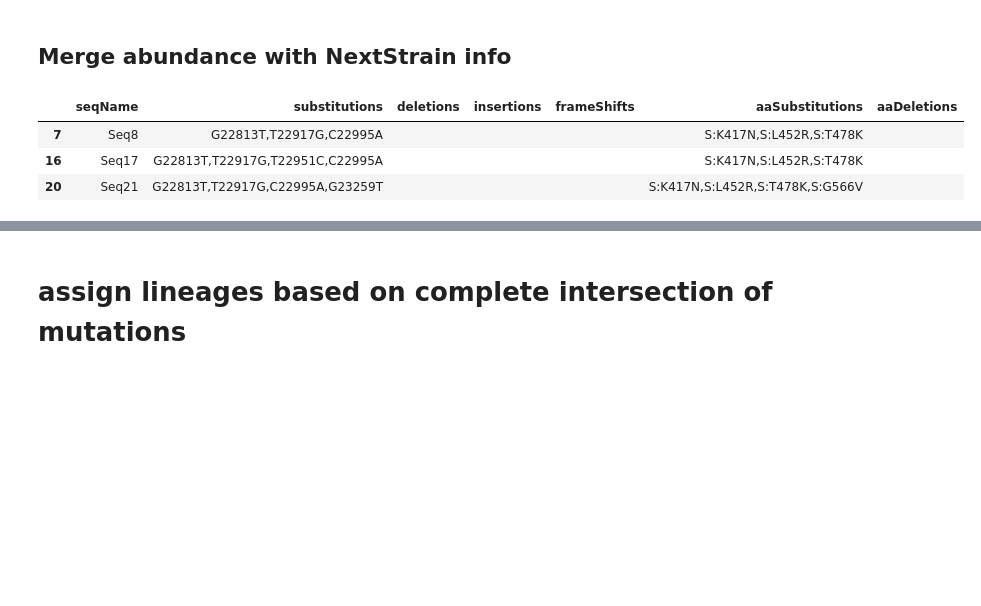
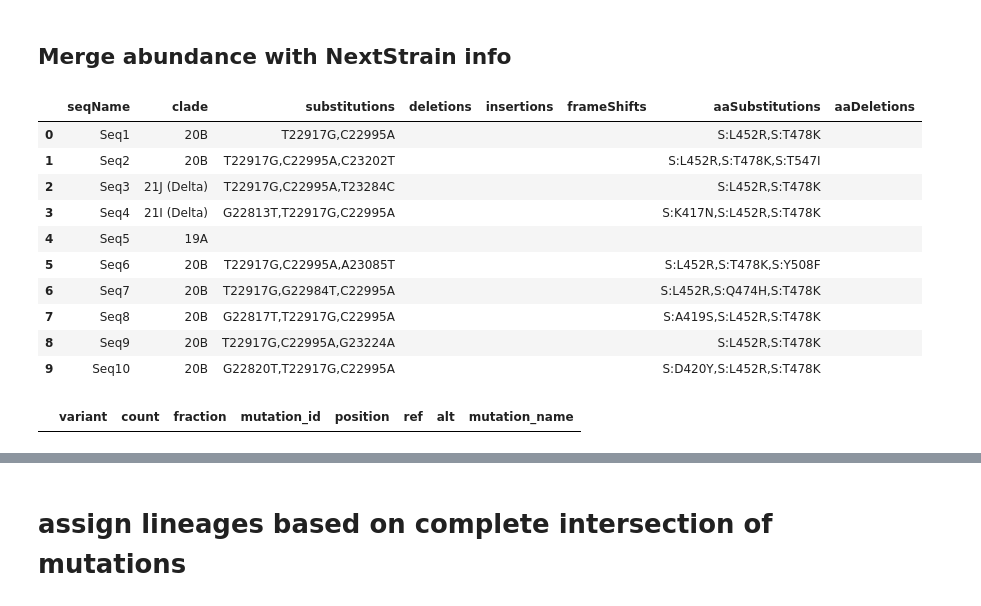
Before and after one commit to rosekantor/wbe_sarscov2_sequencing, a Jupyter notebook: analysis_sgene.ipynb, the cells around one changed output, grey strips where cells are left out. Saved outputs shown, nothing was run; the diff lists cells and outputs as text; code cells hidden in the pictures; blank space fills up the shorter version.

```diff
--- a/analysis_sgene.ipynb
+++ b/analysis_sgene.ipynb
@@ -95,15 +116,16 @@ aggregated_covidcg_CA.sort_values('count', ascending=False)
 # %%
 # filter at 90% and make sets to test
-# notes
+# # notes
 # insertion snv_name looks like '-29799A'
 # deletion snv_name looks like 'GTTATG515-'
 # but there are no insertions or deletions at 90% threshold
 
-var90_df = var1_df[(var1_df.fraction > 0.9) &
-                   (var1_df.position >=22794) &
-                   (var1_df.position <= 23299)][['variant', 'snv_name']]
-var90_df = var90_df.groupby('variant').agg(lambda x: x.tolist()).reset_index()
+## set to 50% frequency
+var_filt_df = var1_df[(var1_df.fraction > 0.5) &
+                   (var1_df.position >= amplicon_ranges[amplicon][0]) &
+                   (var1_df.position <= amplicon_ranges[amplicon][1])][['variant', 'mutation_name']]
+var_filt_df = var_filt_df.groupby('variant').agg(lambda x: x.tolist()).reset_index()
 
-variant_dict = {}
-for r in var90_df.itertuples():
-    variant_dict[r.variant] = set(r.snv_name)
+variant_snvs_dict = {}
+for r in var_filt_df.itertuples():
+    variant_snvs_dict[r.variant] = set(r.mutation_name)
@@ -136,9 +132,10 @@ variant_snvs_ntd['B.1.617.2']
 # %% [markdown]
 # Load sample data
 # %%
-asvs_df = pd.read_csv('/Users/rosekantor/data/wbe_scv/qb3_sgene_110521/results/nextclade_out/S1S2_nextclade.csv', sep=';')
-asvs_df = asvs_df.replace(np.nan, '')
-asvs_df[['seqName', 'clade', 'substitutions', 'deletions', 'insertions',
+# load nextclade output
+nextclade_df = pd.read_csv(f'/Users/rosekantor/data/wbe_scv/results_sgene/nextclade_out/{amplicon}_combined_nextclade.csv', sep=';')
+nextclade_df = nextclade_df.replace(np.nan, '')
+nextclade_df[['seqName', 'clade', 'substitutions', 'deletions', 'insertions',
        'frameShifts', 'aaSubstitutions', 'aaDeletions', 'missing', 'nonACGTNs',
        'pcrPrimerChanges', 'alignmentScore', 'alignmentStart', 'alignmentEnd']].head()
 # %% [output]
@@ -211 +189,14 @@ theme(axis_text_x=element_text(angle=45, hjust=1)))
+# %%
+# sample names from batch 1 RBD have prefixes: 'RBD', 'rRd', 'STD'
+# STD and rRd are duplicates with different RNA prep steps, just take rRd
+# also keep all RBD (done in-house)
+# remove STD
+
+abund_df = abund_df[~abund_df.index.str.startswith('STD')]
+# extract sample names without prefixes, for samples that have them (all else will be NaN)
+abund_df['alt_name'] = abund_df.index.str.extract(r'.+_(.+_.+_.+_.+_.+)')[0].to_list()
+abund_df['sample_name'] = abund_df.index
+abund_df.loc[~abund_df.alt_name.isna(), 'sample_name'] = abund_df.alt_name
+abund_df = abund_df.set_index('sample_name')
+abund_df = abund_df.drop(columns='alt_name')
 # %% [markdown]
@@ -252,11 +313,19 @@ theme(axis_text_x=element_text(angle=45, hjust=1)))
 # %% [markdown]
 ## Merge abundance with NextStrain info
 # %%
-asvs_short_df = asvs_df[['seqName', 'substitutions', 'deletions', 'insertions', 'frameShifts', 'aaSubstitutions', 'aaDeletions']]
-asvs_short_df = asvs_short_df[asvs_short_df.seqName.isin(abund_df.index)]
-asvs_short_df[asvs_short_df.aaSubstitutions.str.contains('K417N')]
+nextclade_short_df = nextclade_df[['seqName', 'clade', 'substitutions', 'deletions', 'insertions', 'frameShifts', 'aaSubstitutions', 'aaDeletions']]
+nextclade_short_df = nextclade_short_df[nextclade_short_df.seqName.isin(abund_df.columns)]
+
+nextclade_short_df.head(10)
 # %% [output]
-|  | seqName | substitutions | deletions | insertions | frameShifts | aaSubstitutions | aaDeletions |
-| 7 | Seq8 | G22813T,T22917G,C22995A |  |  |  | S:K417N,S:L452R,S:T478K |  |
-| 16 | Seq17 | G22813T,T22917G,T22951C,C22995A |  |  |  | S:K417N,S:L452R,S:T478K |  |
-| 20 | Seq21 | G22813T,T22917G,C22995A,G23259T |  |  |  | S:K417N,S:L452R,S:T478K,S:G566V |  |
+|  | seqName | clade | substitutions | deletions | insertions | frameShifts | aaSubstitutions | aaDeletions |
+| 0 | Seq1 | 20B | T22917G,C22995A |  |  |  | S:L452R,S:T478K |  |
+| 1 | Seq2 | 20B | T22917G,C22995A,C23202T |  |  |  | S:L452R,S:T478K,S:T547I |  |
+| 2 | Seq3 | 21J (Delta) | T22917G,C22995A,T23284C |  |  |  | S:L452R,S:T478K |  |
+| 3 | Seq4 | 21I (Delta) | G22813T,T22917G,C22995A |  |  |  | S:K417N,S:L452R,S:T478K |  |
+| 4 | Seq5 | 19A |  |  |  |  |  |  |
+| 5 | Seq6 | 20B | T22917G,C22995A,A23085T |  |  |  | S:L452R,S:T478K,S:Y508F |  |
+| 6 | Seq7 | 20B | T22917G,G22984T,C22995A |  |  |  | S:L452R,S:Q474H,S:T478K |  |
+| 7 | Seq8 | 20B | G22817T,T22917G,C22995A |  |  |  | S:A419S,S:L452R,S:T478K |  |
+| 8 | Seq9 | 20B | T22917G,C22995A,G23224A |  |  |  | S:L452R,S:T478K |  |
+| 9 | Seq10 | 20B | G22820T,T22917G,C22995A |  |  |  | S:D420Y,S:L452R,S:T478K |  |
@@ -262,0 +334,4 @@ asvs_short_df[asvs_short_df.aaSubstitutions.str.contains('K417N')]
+# %%
+var1_df[var1_df.mutation_name.isin(seq41_subs)]
+# %% [output]
+|  | variant | count | fraction | mutation_id | position | ref | alt | mutation_name |
```
Also changed, not shown: parts of 60 cells of this notebook, 2 other files.
